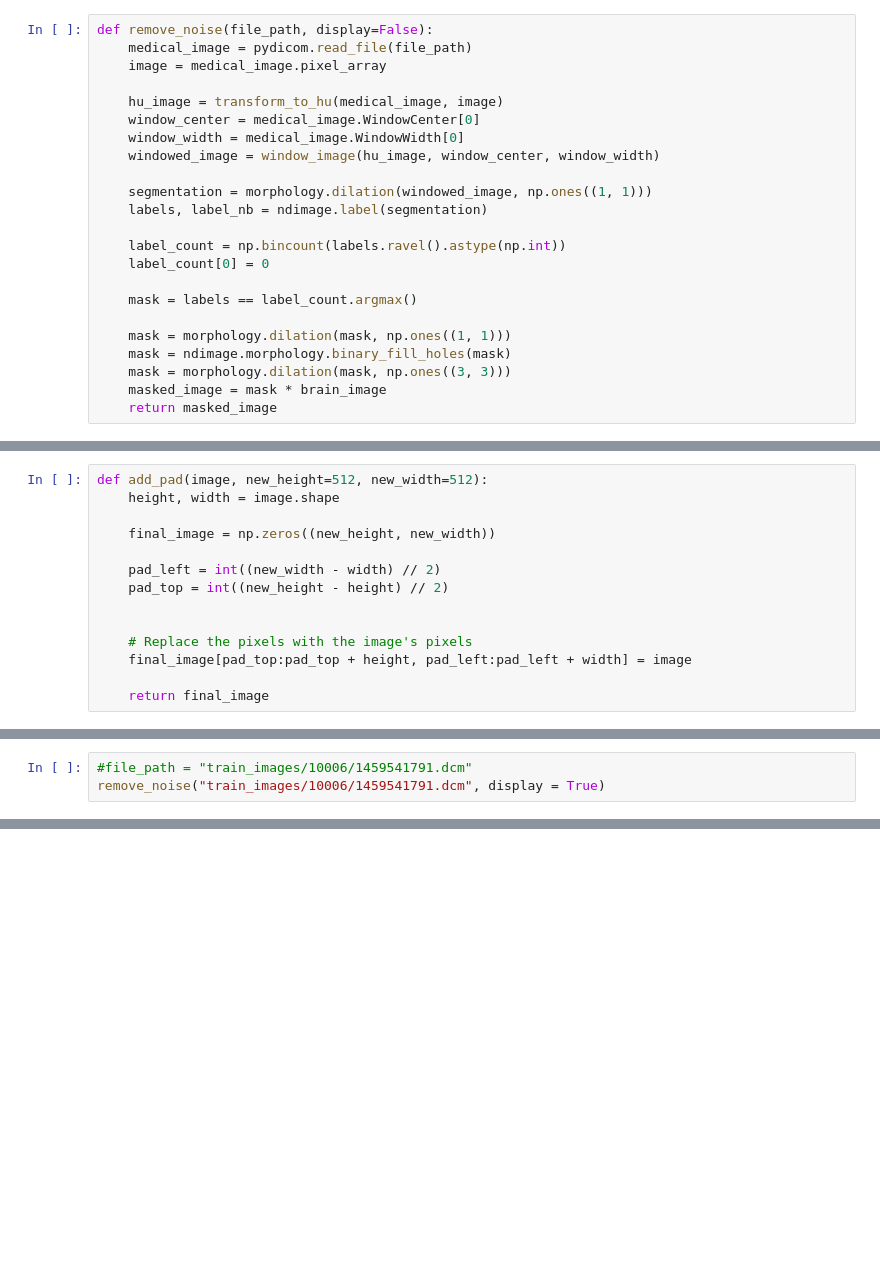
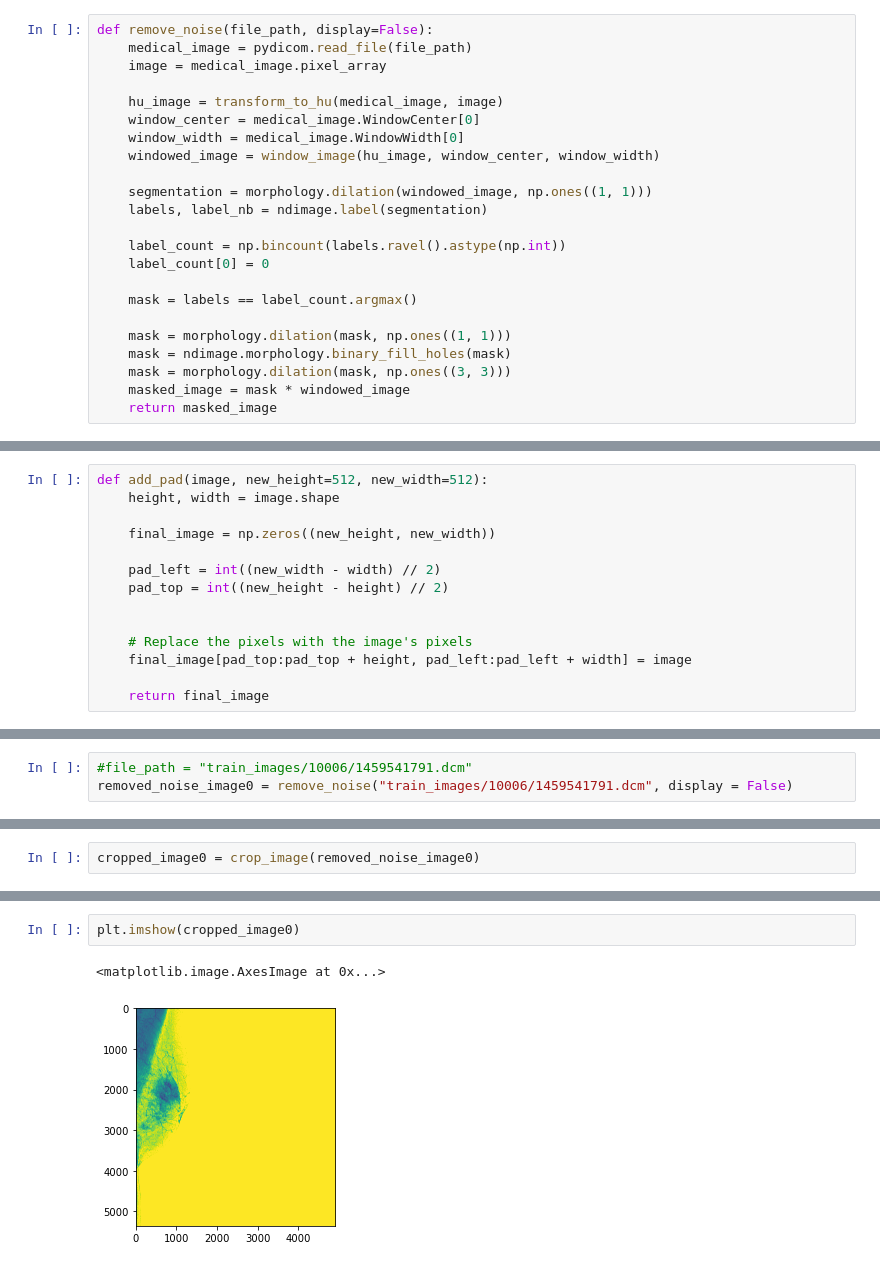
Before and after one commit to xueweichen0110/rnsa_mammography, a Jupyter notebook: rnsa_cnn_init.ipynb, the cells around one changed output, grey strips where cells are left out. Drawn from its saved outputs; the diff is of its cells as text; blank space fills up the shorter version.

```diff
--- a/rnsa_cnn_init.ipynb
+++ b/rnsa_cnn_init.ipynb
@@ -183,7 +260,7 @@ def remove_noise(file_path, display=False):
     mask = morphology.dilation(mask, np.ones((1, 1)))
     mask = ndimage.morphology.binary_fill_holes(mask)
     mask = morphology.dilation(mask, np.ones((3, 3)))
-    masked_image = mask * brain_image
+    masked_image = mask * windowed_image
     return masked_image
 # %%
 # for tilt correction
@@ -226,4 +300,4 @@ array([[1784., 1760., 1686., ...,  893.,  893.,  893.],
 # %%
 #file_path = "train_images/10006/1459541791.dcm"
-remove_noise("train_images/10006/1459541791.dcm", display = True)
+removed_noise_image0 = remove_noise("train_images/10006/1459541791.dcm", display = False)
 # %% [output]
@@ -230,0 +306,2 @@ NameError: name 'ndimage' is not defined
+# %%
+cropped_image0 = crop_image(removed_noise_image0)
@@ -230,0 +316,5 @@ NameError: name 'ndimage' is not defined
+# %%
+plt.imshow(cropped_image0)
+# %% [output]
+<matplotlib.image.AxesImage at 0x...>
+[figure, added]
```
Also changed, not shown: parts of 18 cells of this notebook.
